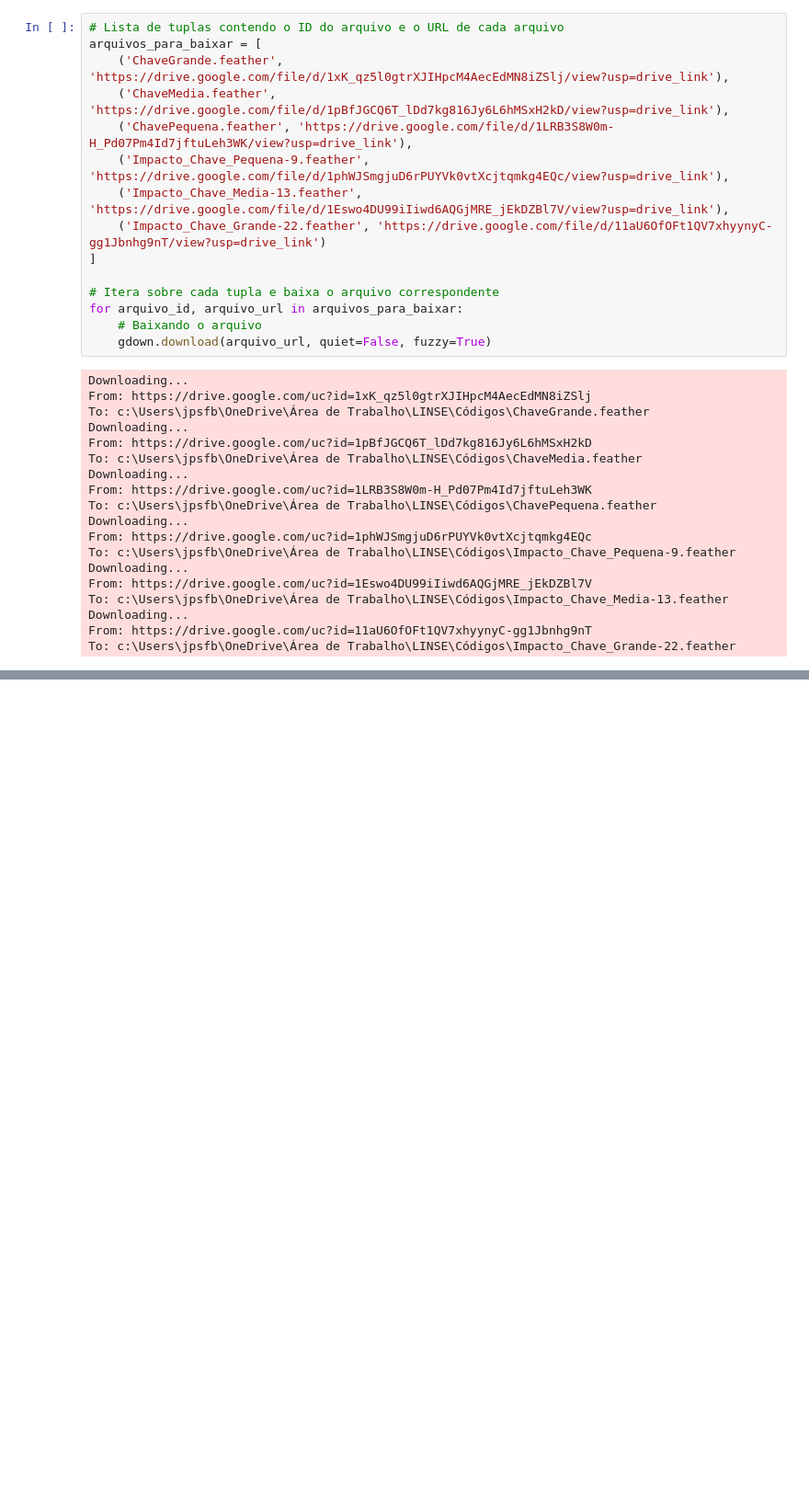
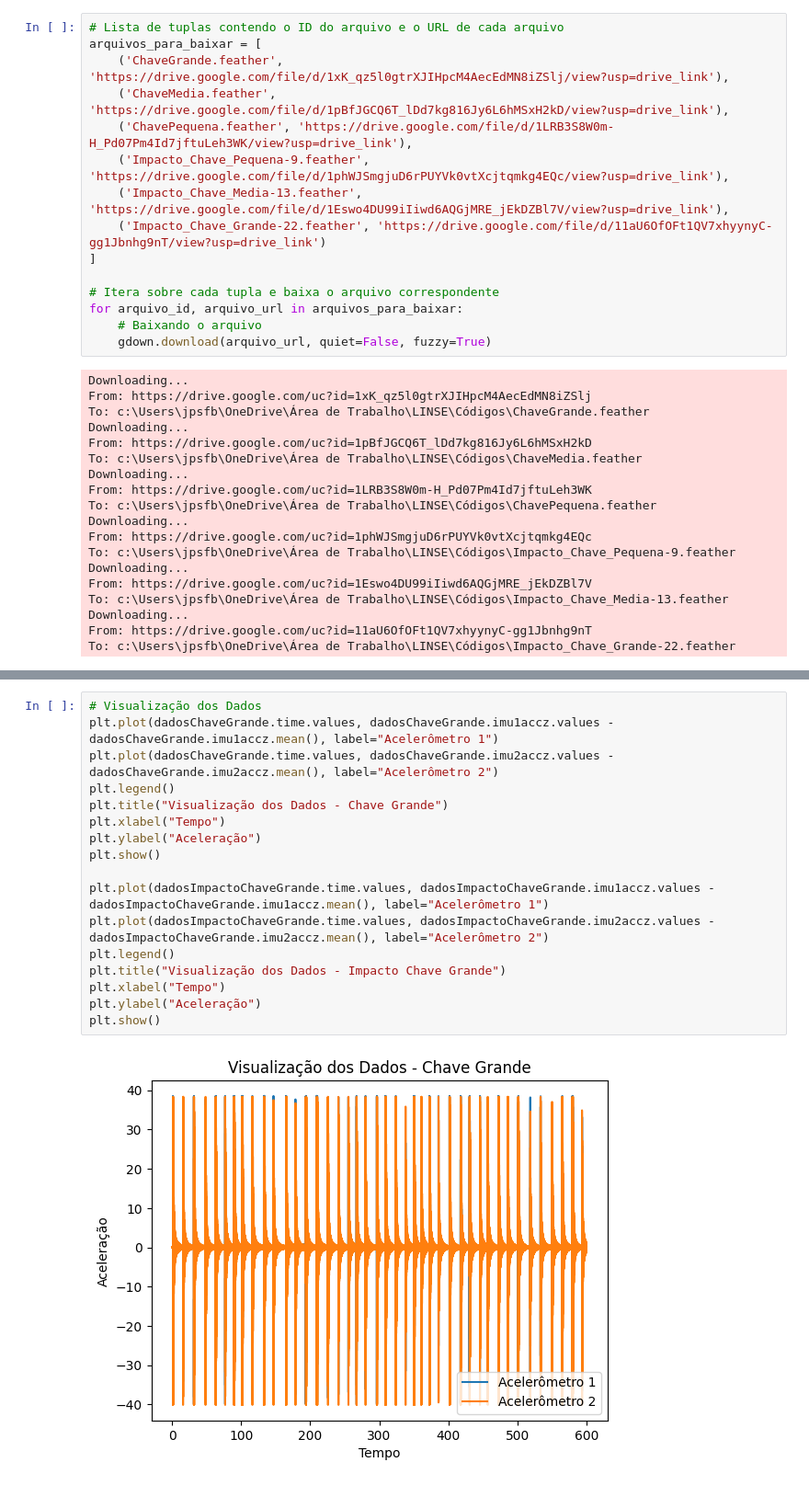
Before and after one commit to JP-Branco/Projeto-Linse, a Jupyter notebook: Multi Classes (Skt Learn).ipynb, the cells around one changed output, grey strips where cells are left out. Shown at 92% size. Drawn from its saved outputs; the diff is of its cells as text; blank space fills up the shorter version.

```diff
--- a/Multi Classes (Skt Learn).ipynb
+++ b/Multi Classes (Skt Learn).ipynb
@@ -547,0 +156,19 @@ Impacto_Chave_Pequena-9.feather       0.75      0.30      0.43        10
+# %%
+# Visualização dos Dados
+plt.plot(dadosChaveGrande.time.values, dadosChaveGrande.imu1accz.values - dadosChaveGrande.imu1accz.mean(), label="Acelerômetro 1")
+plt.plot(dadosChaveGrande.time.values, dadosChaveGrande.imu2accz.values - dadosChaveGrande.imu2accz.mean(), label="Acelerômetro 2")
+plt.legend()
+plt.title("Visualização dos Dados - Chave Grande")
+plt.xlabel("Tempo")
+plt.ylabel("Aceleração")
+plt.show()
+
+plt.plot(dadosImpactoChaveGrande.time.values, dadosImpactoChaveGrande.imu1accz.values - dadosImpactoChaveGrande.imu1accz.mean(), label="Acelerômetro 1")
+plt.plot(dadosImpactoChaveGrande.time.values, dadosImpactoChaveGrande.imu2accz.values - dadosImpactoChaveGrande.imu2accz.mean(), label="Acelerômetro 2")
+plt.legend()
+plt.title("Visualização dos Dados - Impacto Chave Grande")
+plt.xlabel("Tempo")
+plt.ylabel("Aceleração")
+plt.show()
+# %% [output]
+[figure, added]
```
Also changed, not shown: parts of 56 cells of this notebook, 3 other files.
